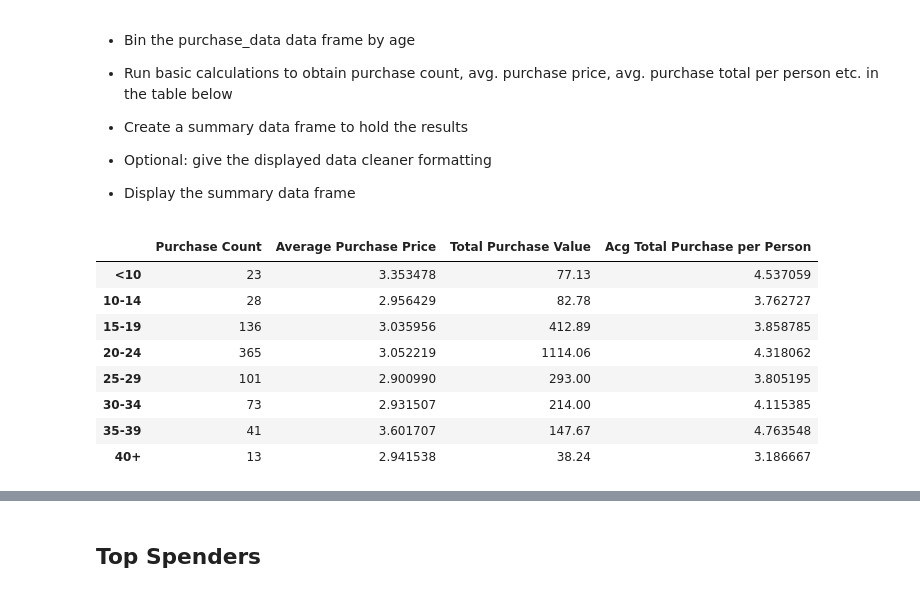
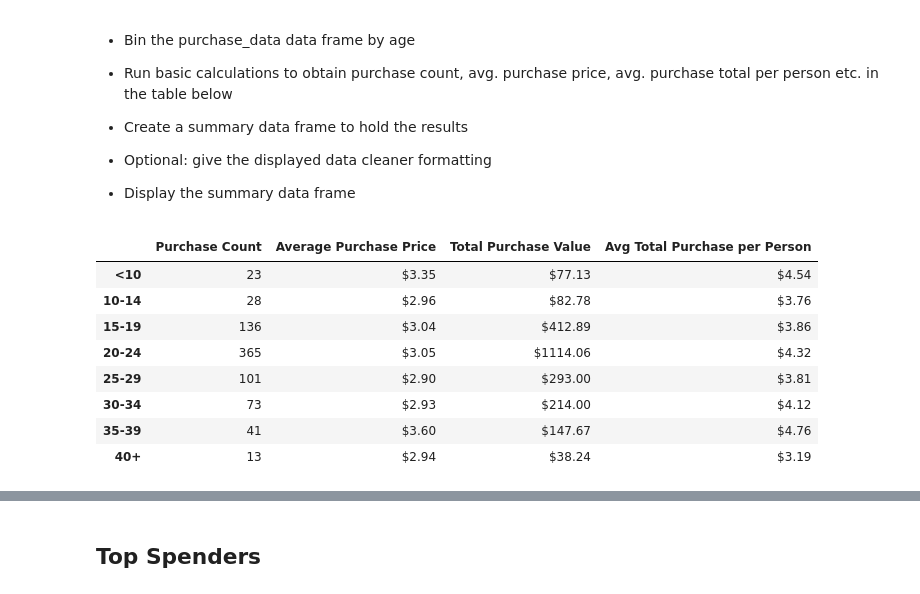
Before and after one commit to Amanser/Pandas, a Jupyter notebook: HeroesOfPymoli_homework.ipynb, the cells around one changed output, grey strips where cells are left out. Drawn from its saved outputs; the diff is of its cells as text; code cells hidden in the pictures.

```diff
--- a/HeroesOfPymoli_homework.ipynb
+++ b/HeroesOfPymoli_homework.ipynb
@@ -181,13 +205,18 @@ gender_purchase_df
 
 * Display Age Demographics Table
 # %%
+# Define the bins and labels for each bin
 bins = [0,10,15,20,25,25,30,35,40,100]
 labels = ["<10", "10-14", "15-19", "20-24","25-29", "30-34", "35-39", "40+"]
 
+# Create new dataframe with unique screenname values
 age_df = purchase_data.drop_duplicates(subset=["SN"], keep='first')
 
-age_df["Age Range"] = pd.cut(unique_age_df["Age"], bins, right=False, duplicates="drop" , labels=labels)
+# Add in the Age Range column
+age_df["Age Range"] = pd.cut(age_df["Age"], bins, right=False, duplicates="drop" , labels=labels)
 
+
+# Find total number of players per each bin
 age1 = len(age_df.loc[age_df["Age Range"] == "<10", :])
 age2 = len(age_df.loc[age_df["Age Range"] == "10-14", :])
 age3 = len(age_df.loc[age_df["Age Range"] == "15-19", :])
@@ -197,6 +226,8 @@ age6 = len(age_df.loc[age_df["Age Range"] == "30-34", :])
 age7 = len(age_df.loc[age_df["Age Range"] == "35-39", :])
 age8 = len(age_df.loc[age_df["Age Range"] == "40+", :])
 
+
+# Find the percentage of players per each bin
 age1_percent = "{:.2f}".format((age1 / players) * 100)
 age2_percent = "{:.2f}".format((age2 / players) * 100)
 age3_percent = "{:.2f}".format((age3 / players) * 100)
@@ -207,6 +238,7 @@ age7_percent = "{:.2f}".format((age7 / players) * 100)
 age8_percent = "{:.2f}".format((age8 / players) * 100)
 
 
+# Create new dataframe to display age range data
 age_demo_df = pd.DataFrame({"Total Count": [age1, age2, age3, age4, age5, age6, age7, age8],
                            "Percentage of Players": [age1_percent, age2_percent,age3_percent,age4_percent,age5_percent,
                                                     age6_percent,age7_percent,age8_percent]}, index=labels)
@@ -251,7 +281,7 @@ age_range_df = purchase_data
 age_range_df["Age Range"] = pd.cut(purchase_data["Age"], bins, right=False, duplicates="drop" , labels=labels)
 
 
-# Create Dataframes
+# Create age range dataframes
 under10_df = age_range_df.loc[age_range_df["Age Range"] == "<10", :]
 bracket2_df = age_range_df.loc[age_range_df["Age Range"] == "10-14", :]
 bracket3_df = age_range_df.loc[age_range_df["Age Range"] == "15-19", :]
@@ -297,44 +327,47 @@ under10_totavg_purch = under10_total_value / age1
 bracket2_totavg_purch = bracket2_total_value / age2
 bracket3_totavg_purch = bracket3_total_value / age3
 bracket4_totavg_purch = bracket4_total_value / age4
 bracket5_totavg_purch = bracket5_total_value / age5
 bracket6_totavg_purch = bracket6_total_value / age6
 bracket7_totavg_purch = bracket7_total_value / age7
 bracket8_totavg_purch = bracket8_total_value / age8
 
 
 
 # Create a new dafeframe to display the results
 
 purchase_analysis_df = pd.DataFrame({"Purchase Count": [under10_purch, bracket2_purch, bracket3_purch, bracket4_purch,
                                                        bracket5_purch, bracket6_purch, bracket7_purch, bracket8_purch],
                                     "Average Purchase Price": [under10_avg_purch, bracket2_avg_purch, bracket3_avg_purch,
                                                               bracket4_avg_purch, bracket5_avg_purch, bracket6_avg_purch,
                                                               bracket7_avg_purch, bracket8_avg_purch],
                                     "Total Purchase Value": [under10_total_value, bracket2_total_value, bracket3_total_value,
                                                             bracket4_total_value, bracket5_total_value, bracket6_total_value,
                                                             bracket7_total_value,bracket8_total_value],
-                                    "Acg Total Purchase per Person": [under10_totavg_purch, bracket2_totavg_purch,
+                                    "Avg Total Purchase per Person": [under10_totavg_purch, bracket2_totavg_purch,
                                                                      bracket3_totavg_purch, bracket4_totavg_purch, bracket5_totavg_purch,
                                                                      bracket6_totavg_purch,bracket7_totavg_purch,bracket8_totavg_purch]},
                                     index = labels)
 
 
-
+# Format columns
+purchase_analysis_df['Average Purchase Price'] = purchase_analysis_df['Average Purchase Price'].apply('${:.2f}'.format)
+purchase_analysis_df['Total Purchase Value'] = purchase_analysis_df['Total Purchase Value'].apply('${:.2f}'.format)
+purchase_analysis_df['Avg Total Purchase per Person'] = purchase_analysis_df['Avg Total Purchase per Person'].apply('${:.2f}'.format)
 
 
 
 purchase_analysis_df
 # %% [output]
-|  | Purchase Count | Average Purchase Price | Total Purchase Value | Acg Total Purchase per Person |
-| <10 | 23 | 3.353478 | 77.13 | 4.537059 |
-| 10-14 | 28 | 2.956429 | 82.78 | 3.762727 |
-| 15-19 | 136 | 3.035956 | 412.89 | 3.858785 |
-| 20-24 | 365 | 3.052219 | 1114.06 | 4.318062 |
-| 25-29 | 101 | 2.900990 | 293.00 | 3.805195 |
-| 30-34 | 73 | 2.931507 | 214.00 | 4.115385 |
-| 35-39 | 41 | 3.601707 | 147.67 | 4.763548 |
-| 40+ | 13 | 2.941538 | 38.24 | 3.186667 |
+|  | Purchase Count | Average Purchase Price | Total Purchase Value | Avg Total Purchase per Person |
+| <10 | 23 | $3.35 | $77.13 | $4.54 |
+| 10-14 | 28 | $2.96 | $82.78 | $3.76 |
+| 15-19 | 136 | $3.04 | $412.89 | $3.86 |
+| 20-24 | 365 | $3.05 | $1114.06 | $4.32 |
+| 25-29 | 101 | $2.90 | $293.00 | $3.81 |
+| 30-34 | 73 | $2.93 | $214.00 | $4.12 |
+| 35-39 | 41 | $3.60 | $147.67 | $4.76 |
+| 40+ | 13 | $2.94 | $38.24 | $3.19 |
 # %%
 #Do not run code here!
 # Keep blank to refer to correct output
```
Also changed, not shown: parts of 14 cells of this notebook.
